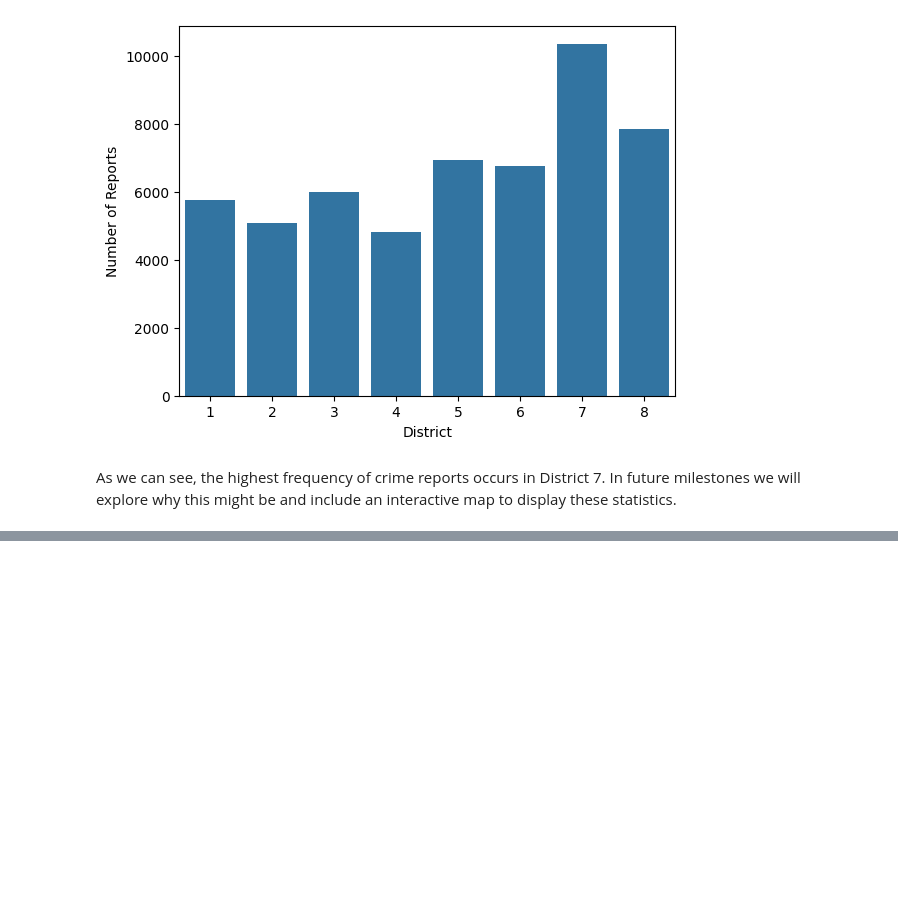
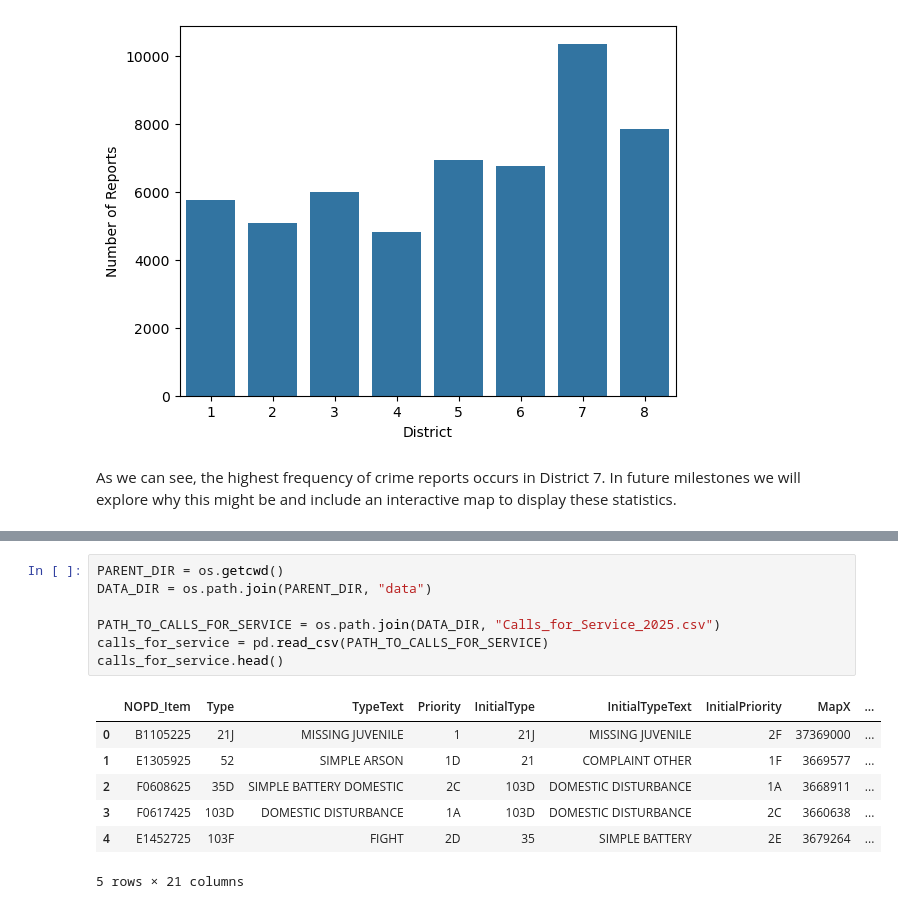
Before and after one commit to yarbschris/ds-final, a Jupyter notebook: finalProject.ipynb, the cells around one changed output, grey strips where cells are left out. Drawn from its saved outputs; the diff is of its cells as text; blank space fills up the shorter version.

Commit message:
loaded in second dataset (calls for service, 2025)

```diff
--- a/finalProject.ipynb
+++ b/finalProject.ipynb
@@ -228,0 +232,15 @@ As we can see, the highest frequency of crime reports occurs in District 7. In f
+# %%
+PARENT_DIR = os.getcwd()
+DATA_DIR = os.path.join(PARENT_DIR, "data")
+
+PATH_TO_CALLS_FOR_SERVICE = os.path.join(DATA_DIR, "Calls_for_Service_2025.csv")
+calls_for_service = pd.read_csv(PATH_TO_CALLS_FOR_SERVICE)
+calls_for_service.head()
+# %% [output]
+|  | NOPD_Item | Type | TypeText | Priority | InitialType | InitialTypeText | InitialPriority | MapX | ... |
+| 0 | B1105225 | 21J | MISSING JUVENILE | 1 | 21J | MISSING JUVENILE | 2F | 37369000 | ... |
+| 1 | E1305925 | 52 | SIMPLE ARSON | 1D | 21 | COMPLAINT OTHER | 1F | 3669577 | ... |
+| 2 | F0608625 | 35D | SIMPLE BATTERY DOMESTIC | 2C | 103D | DOMESTIC DISTURBANCE | 1A | 3668911 | ... |
+| 3 | F0617425 | 103D | DOMESTIC DISTURBANCE | 1A | 103D | DOMESTIC DISTURBANCE | 2C | 3660638 | ... |
+| 4 | E1452725 | 103F | FIGHT | 2D | 35 | SIMPLE BATTERY | 2E | 3679264 | ... |
+5 rows × 21 columns
```
Also changed, not shown: parts of 5 cells of this notebook, 1 other file.
